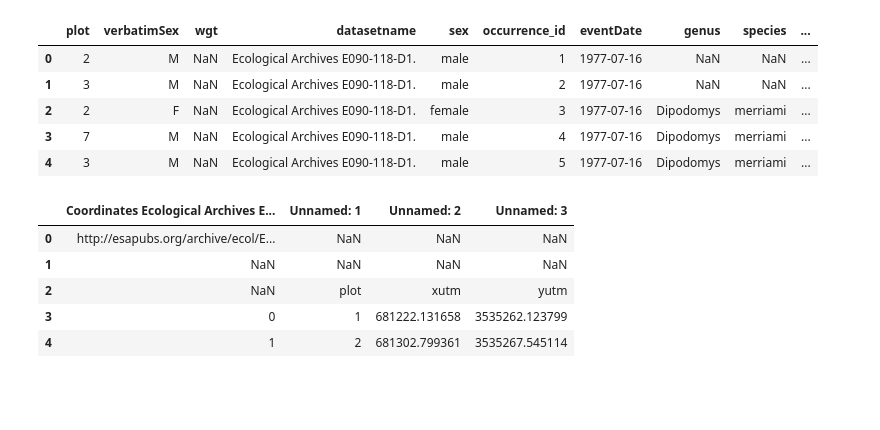
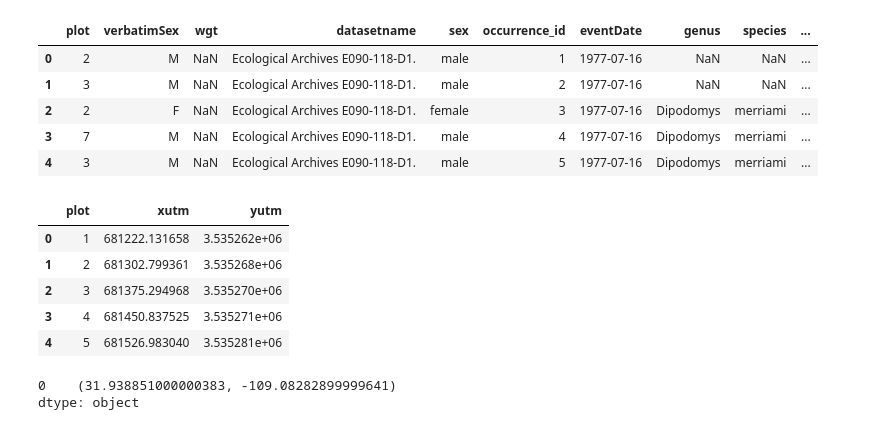
Before and after one commit to afedyanin/msu-data-analysis, a Jupyter notebook: notebooks/msu/ad-task-003.ipynb, the cells around one changed output. Drawn from its saved outputs; the diff is of its cells as text; code cells hidden in the pictures; blank space fills up the shorter version.

```diff
--- a/notebooks/msu/ad-task-003.ipynb
+++ b/notebooks/msu/ad-task-003.ipynb
@@ -296,16 +296,40 @@ survey_data_species.head()
 # %%
 '''
 УПРАЖНЕНИЕ 15
 Прочитайте файл excel 'plot_location.xlsx' и сохраните данные как переменную plot_data с 3 столбцами: plot, xutm, yutm.
 '''
 
 location_filename = "..\\..\\data\\003\\plot_location.xlsx"
-plot_data = pd.read_excel(location_filename)
+plot_data = pd.read_excel(location_filename, skiprows=3, usecols=["plot", "xutm", "yutm"])
 plot_data.head()
 # %% [output]
-|  | Coordinates Ecological Archives E... | Unnamed: 1 | Unnamed: 2 | Unnamed: 3 |
-| 0 | http://esapubs.org/archive/ecol/E... | NaN | NaN | NaN |
-| 1 | NaN | NaN | NaN | NaN |
-| 2 | NaN | plot | xutm | yutm |
-| 3 | 0 | 1 | 681222.131658 | 3535262.123799 |
-| 4 | 1 | 2 | 681302.799361 | 3535267.545114 |
+|  | plot | xutm | yutm |
+| 0 | 1 | 681222.131658 | 3.535262e+06 |
+| 1 | 2 | 681302.799361 | 3.535268e+06 |
+| 2 | 3 | 681375.294968 | 3.535270e+06 |
+| 3 | 4 | 681450.837525 | 3.535271e+06 |
+| 4 | 5 | 681526.983040 | 3.535281e+06 |
+# %%
+'''
+УПРАЖНЕНИЕ 16
+
+Примените преобразование функции pyproj к plot_data, используя столбцы xutm и yutm,
+и сохраните результат в двух новых столбцах, называемых decimalLongitude и decimalLatitude:
+
+Создайте функцию transform_utm_to_wgs,
+которая берет строку DataFrame и возвращает серию из двух элементов с долготой и широтой.
+
+Протестируйте эту функцию в первой строке plot_data.
+Теперь примените эту функцию ко всем строкам (используйте правильный параметр оси)
+Назначьте результат предыдущего шага столбцам decimalLongitude и decimalLatitude.
+'''
+
+transformer = Transformer.from_crs("EPSG:32612", "epsg:4326")
+
+def transform_utm_to_wgs(row):
+    return transformer.transform(row["xutm"], row["yutm"])
+
+plot_data.iloc[0:1].apply(transform_utm_to_wgs, axis=1)
+# %% [output]
+0    (31.938851000000383, -109.08282899999641)
+dtype: object
```
Also changed, not shown: parts of 5 cells of this notebook, 1 other file.
